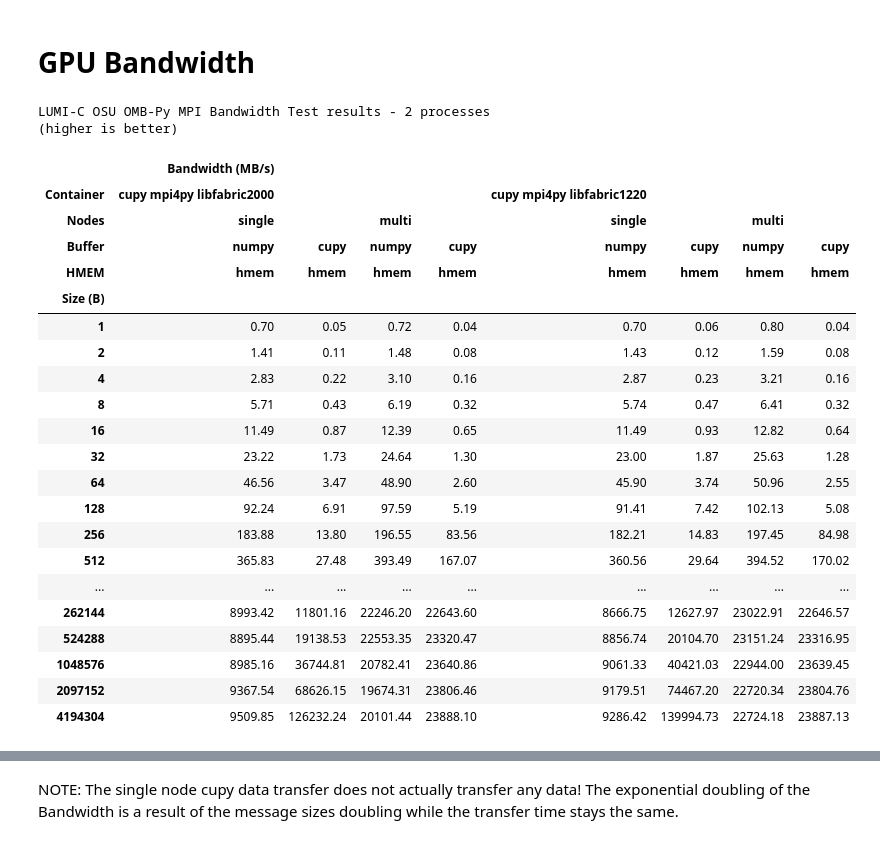
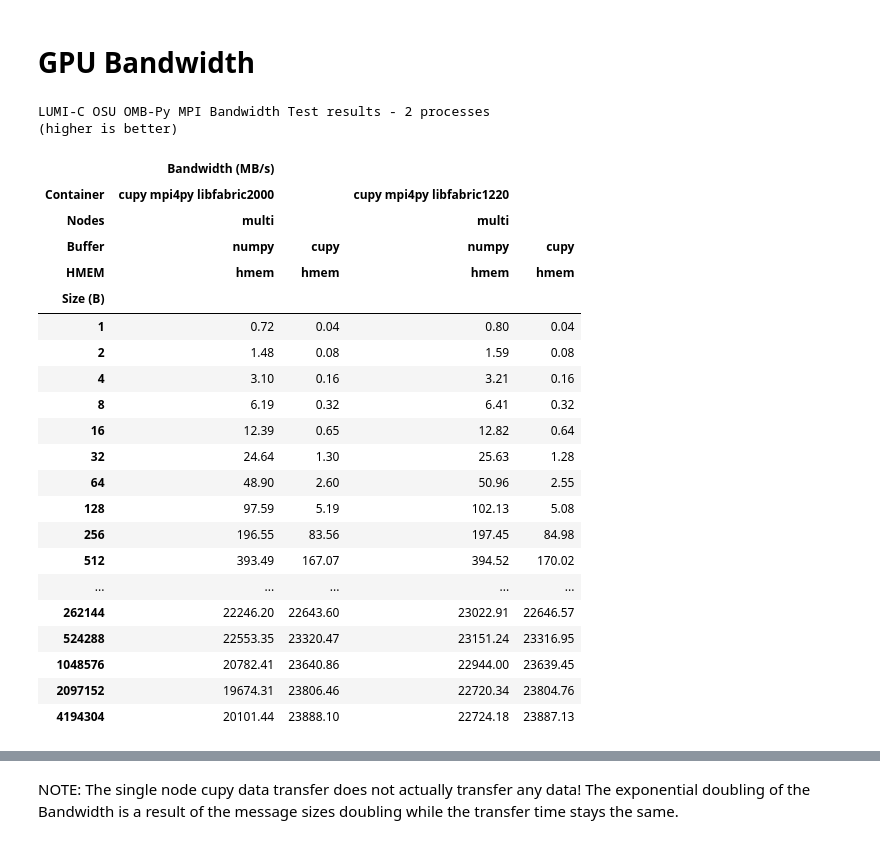
Before and after one commit to DeiC-HPC/BitBulldozersLab, a Jupyter notebook: mpi4py and cupy container using Cotainr/lumi_mpi4py_osu_results.ipynb, the cells around one changed output, grey strips where cells are left out. Cells and saved outputs as stored; diff of their text form; code cells hidden in the pictures.

```diff
--- a/mpi4py and cupy container using Cotainr/lumi_mpi4py_osu_results.ipynb
+++ b/mpi4py and cupy container using Cotainr/lumi_mpi4py_osu_results.ipynb
@@ -268,34 +326,34 @@ fig_allgather = barplot_osu_results(
 # %%
 benchmark = "bw"
 print(f"LUMI-C OSU {tests[benchmark]['name']} results - {tests[benchmark]['processes']} processes")
 print("(higher is better)")
 show_osu_pivot_table(
-    df=filter_df(osu_df, Benchmark=benchmark, Container="cupy"),
+    df=filter_df(osu_df, Benchmark=benchmark, Container="cupy", Nodes='multi'),
     metric=tests[benchmark]["metric"],
     containers=containers,
 )
 # %% [output]
 LUMI-C OSU OMB-Py MPI Bandwidth Test results - 2 processes
 (higher is better)
-|  | Bandwidth (MB/s) |  |  |  |  |  |  |  |
-| Container | cupy mpi4py libfabric2000 |  |  |  | cupy mpi4py libfabric1220 |  |  |  |
-| Nodes | single |  | multi |  | single |  | multi |  |
-| Buffer | numpy | cupy | numpy | cupy | numpy | cupy | numpy | cupy |
-| HMEM | hmem | hmem | hmem | hmem | hmem | hmem | hmem | hmem |
-| Size (B) |  |  |  |  |  |  |  |  |
-| 1 | 0.70 | 0.05 | 0.72 | 0.04 | 0.70 | 0.06 | 0.80 | 0.04 |
-| 2 | 1.41 | 0.11 | 1.48 | 0.08 | 1.43 | 0.12 | 1.59 | 0.08 |
-| 4 | 2.83 | 0.22 | 3.10 | 0.16 | 2.87 | 0.23 | 3.21 | 0.16 |
-| 8 | 5.71 | 0.43 | 6.19 | 0.32 | 5.74 | 0.47 | 6.41 | 0.32 |
-| 16 | 11.49 | 0.87 | 12.39 | 0.65 | 11.49 | 0.93 | 12.82 | 0.64 |
-| 32 | 23.22 | 1.73 | 24.64 | 1.30 | 23.00 | 1.87 | 25.63 | 1.28 |
-| 64 | 46.56 | 3.47 | 48.90 | 2.60 | 45.90 | 3.74 | 50.96 | 2.55 |
-| 128 | 92.24 | 6.91 | 97.59 | 5.19 | 91.41 | 7.42 | 102.13 | 5.08 |
-| 256 | 183.88 | 13.80 | 196.55 | 83.56 | 182.21 | 14.83 | 197.45 | 84.98 |
-| 512 | 365.83 | 27.48 | 393.49 | 167.07 | 360.56 | 29.64 | 394.52 | 170.02 |
-| ... | ... | ... | ... | ... | ... | ... | ... | ... |
-| 262144 | 8993.42 | 11801.16 | 22246.20 | 22643.60 | 8666.75 | 12627.97 | 23022.91 | 22646.57 |
-| 524288 | 8895.44 | 19138.53 | 22553.35 | 23320.47 | 8856.74 | 20104.70 | 23151.24 | 23316.95 |
-| 1048576 | 8985.16 | 36744.81 | 20782.41 | 23640.86 | 9061.33 | 40421.03 | 22944.00 | 23639.45 |
-| 2097152 | 9367.54 | 68626.15 | 19674.31 | 23806.46 | 9179.51 | 74467.20 | 22720.34 | 23804.76 |
-| 4194304 | 9509.85 | 126232.24 | 20101.44 | 23888.10 | 9286.42 | 139994.73 | 22724.18 | 23887.13 |
+|  | Bandwidth (MB/s) |  |  |  |
+| Container | cupy mpi4py libfabric2000 |  | cupy mpi4py libfabric1220 |  |
+| Nodes | multi |  | multi |  |
+| Buffer | numpy | cupy | numpy | cupy |
+| HMEM | hmem | hmem | hmem | hmem |
+| Size (B) |  |  |  |  |
+| 1 | 0.72 | 0.04 | 0.80 | 0.04 |
+| 2 | 1.48 | 0.08 | 1.59 | 0.08 |
+| 4 | 3.10 | 0.16 | 3.21 | 0.16 |
+| 8 | 6.19 | 0.32 | 6.41 | 0.32 |
+| 16 | 12.39 | 0.65 | 12.82 | 0.64 |
+| 32 | 24.64 | 1.30 | 25.63 | 1.28 |
+| 64 | 48.90 | 2.60 | 50.96 | 2.55 |
+| 128 | 97.59 | 5.19 | 102.13 | 5.08 |
+| 256 | 196.55 | 83.56 | 197.45 | 84.98 |
+| 512 | 393.49 | 167.07 | 394.52 | 170.02 |
+| ... | ... | ... | ... | ... |
+| 262144 | 22246.20 | 22643.60 | 23022.91 | 22646.57 |
+| 524288 | 22553.35 | 23320.47 | 23151.24 | 23316.95 |
+| 1048576 | 20782.41 | 23640.86 | 22944.00 | 23639.45 |
+| 2097152 | 19674.31 | 23806.46 | 22720.34 | 23804.76 |
+| 4194304 | 20101.44 | 23888.10 | 22724.18 | 23887.13 |
```
Also changed, not shown: parts of 18 cells of this notebook.
